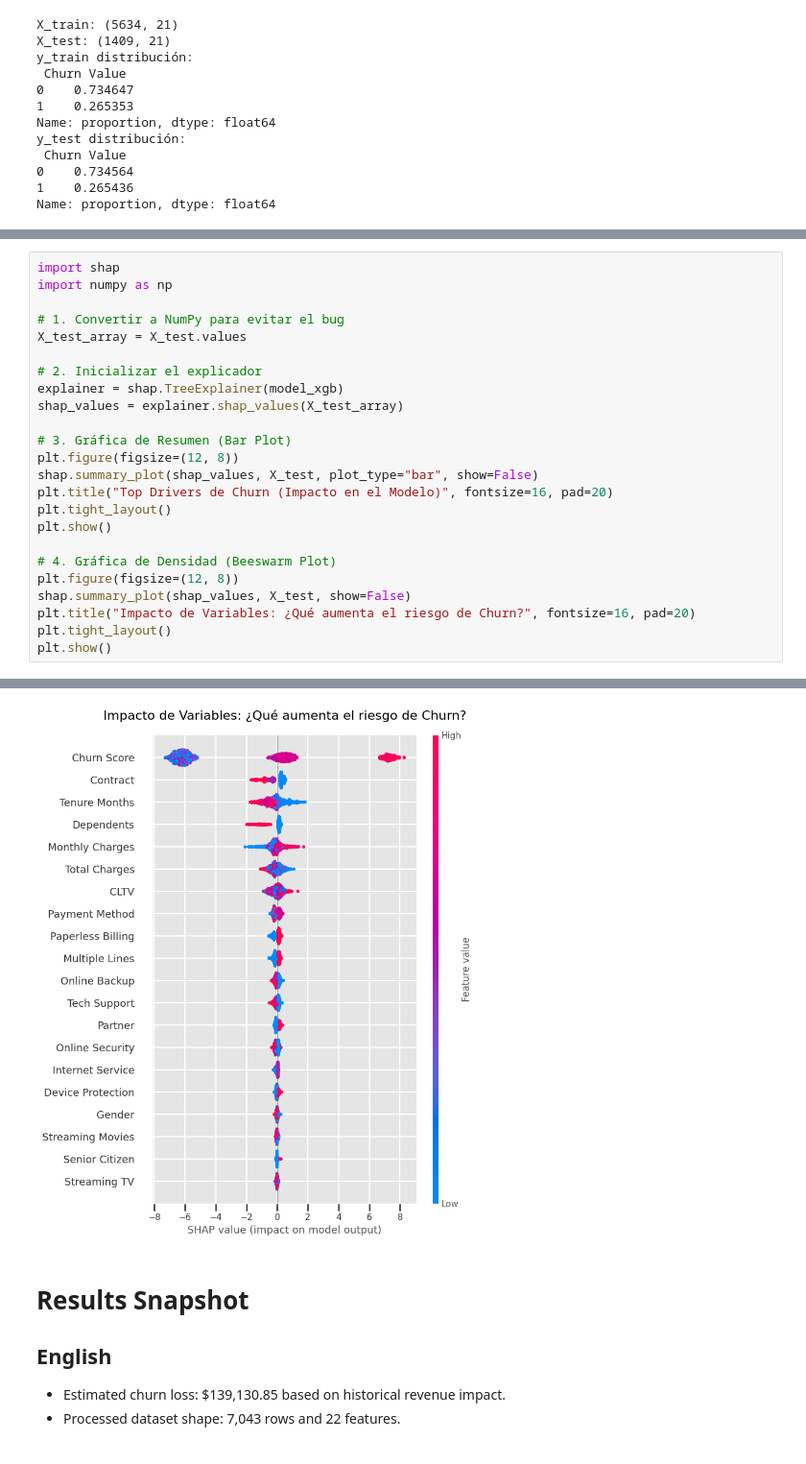
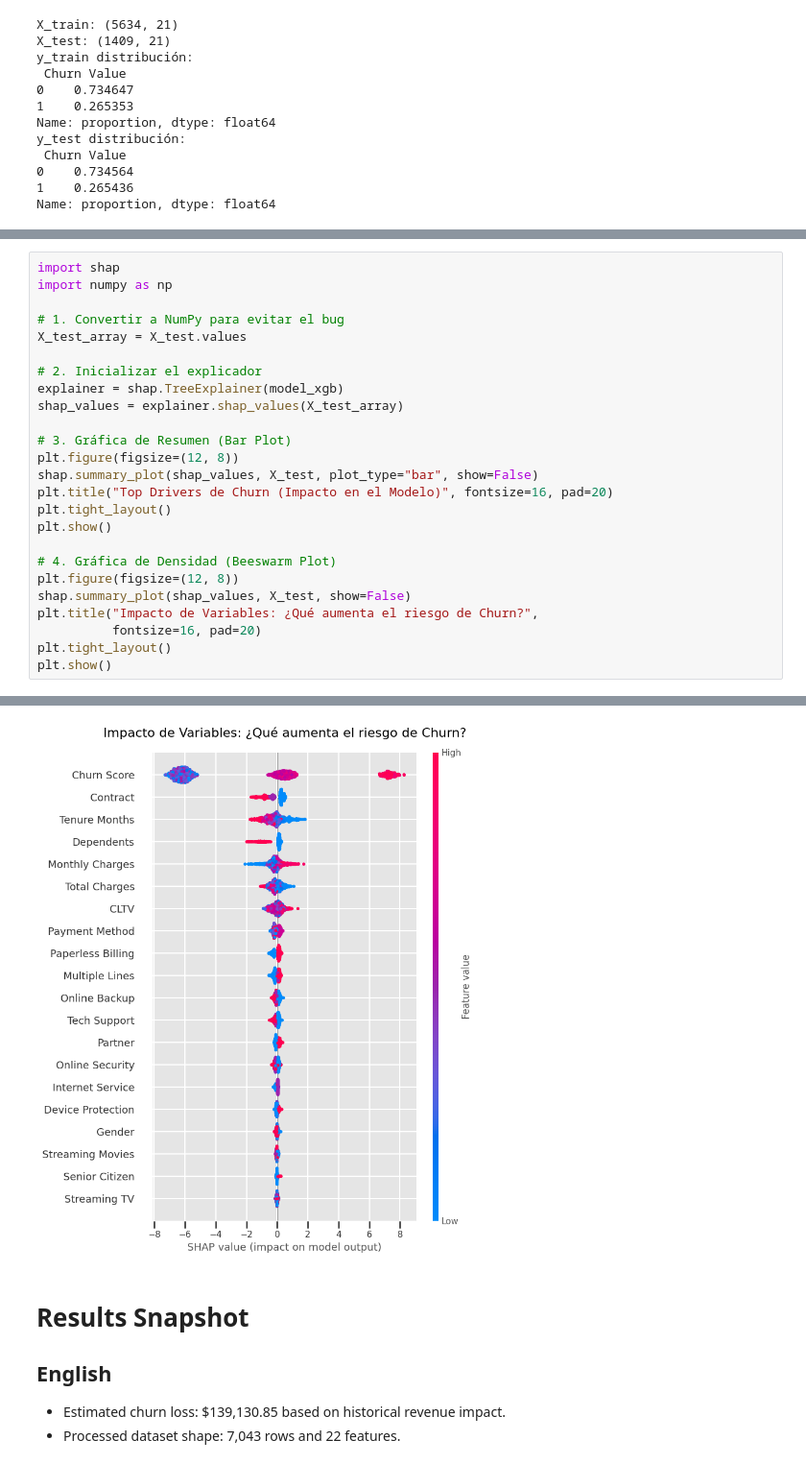
Before and after one commit to frankliramos/Proyectos-portafolio, a Jupyter notebook: Proyecto 4/notebooks/01_eda_initial.ipynb, the cells around one changed output, grey strips where cells are left out. Shown at 96% size. Drawn from its saved outputs; the diff is of its cells as text.

```diff
--- a/Proyecto 4/notebooks/01_eda_initial.ipynb
+++ b/Proyecto 4/notebooks/01_eda_initial.ipynb
@@ -300,30 +307,31 @@ save_model(model_xgb)
 # %%
 import shap
 import numpy as np
 
 # 1. Convertir a NumPy para evitar el bug
 X_test_array = X_test.values
 
 # 2. Inicializar el explicador
 explainer = shap.TreeExplainer(model_xgb)
 shap_values = explainer.shap_values(X_test_array)
 
 # 3. Gráfica de Resumen (Bar Plot)
 plt.figure(figsize=(12, 8))
 shap.summary_plot(shap_values, X_test, plot_type="bar", show=False)
 plt.title("Top Drivers de Churn (Impacto en el Modelo)", fontsize=16, pad=20)
 plt.tight_layout()
 plt.show()
 
 # 4. Gráfica de Densidad (Beeswarm Plot)
 plt.figure(figsize=(12, 8))
 shap.summary_plot(shap_values, X_test, show=False)
-plt.title("Impacto de Variables: ¿Qué aumenta el riesgo de Churn?", fontsize=16, pad=20)
+plt.title("Impacto de Variables: ¿Qué aumenta el riesgo de Churn?",
+          fontsize=16, pad=20)
 plt.tight_layout()
 plt.show()
 # %% [output]
 [figure]
-[figure, old version]
+[figure, new version]
 # %% [markdown]
 # Results Snapshot
 
```
Also changed, not shown: parts of 5 cells of this notebook, 5 other files.
